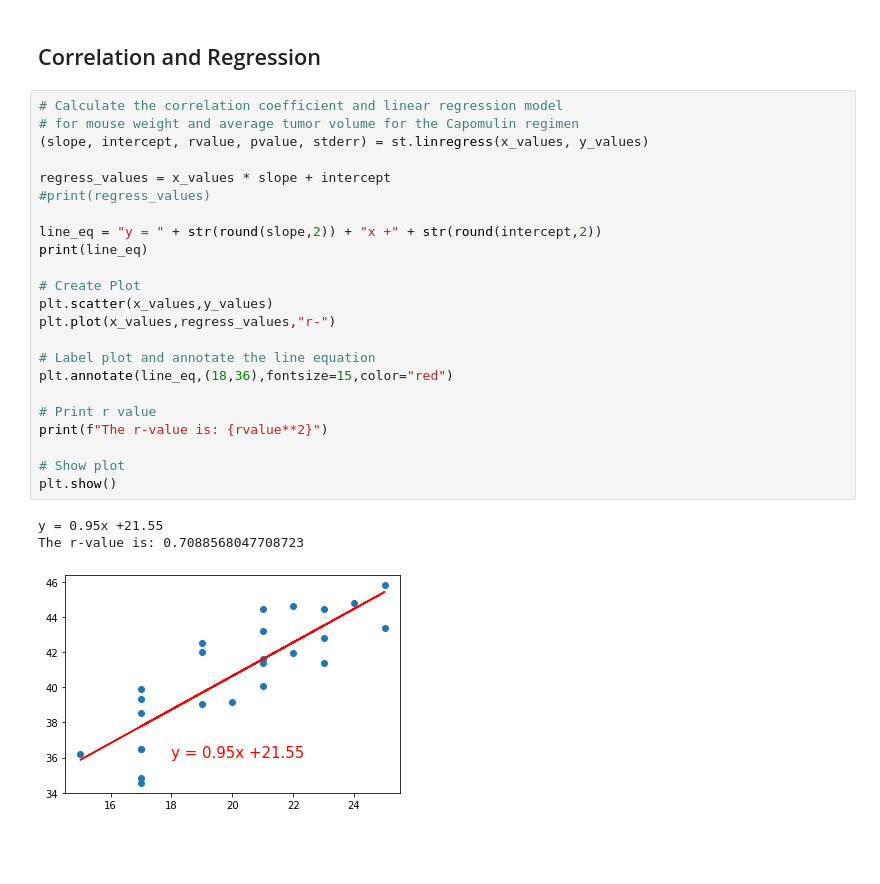
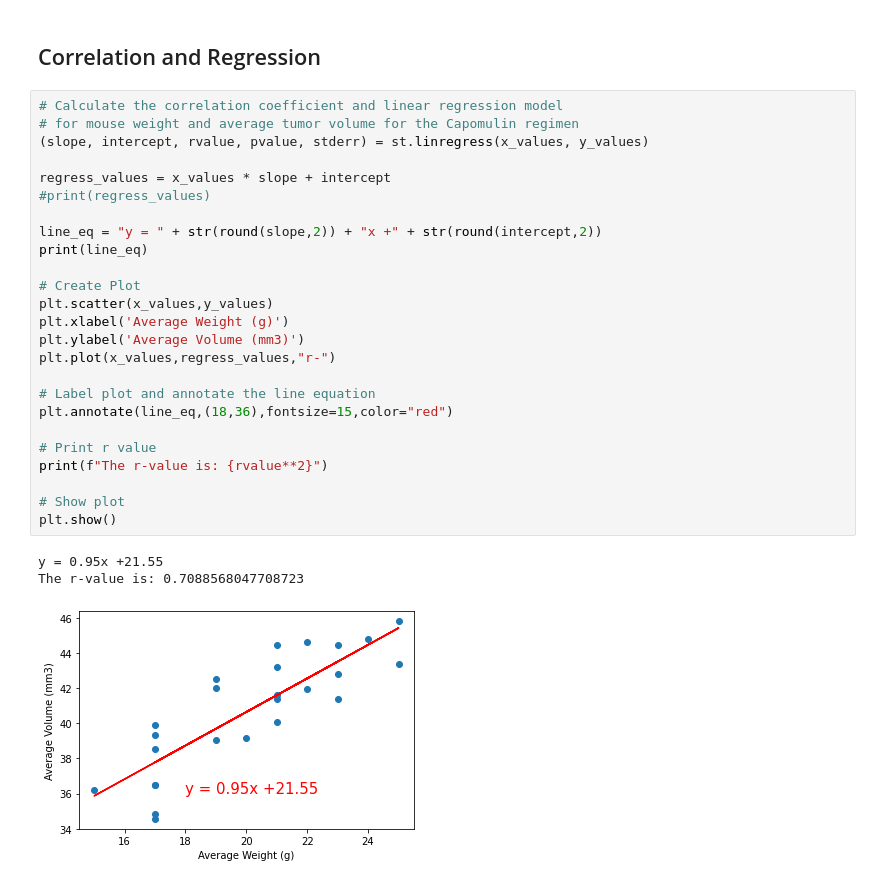
Before and after one commit to sravitham/matplotlib-challenge, a Jupyter notebook: pymaceuticals_starter.ipynb, the cells around one changed output. Saved outputs shown, nothing was run; the diff lists cells and outputs as text; blank space fills up the shorter version.

```diff
--- a/pymaceuticals_starter.ipynb
+++ b/pymaceuticals_starter.ipynb
@@ -329,27 +318,29 @@ plt.show()
 # %%
 # Calculate the correlation coefficient and linear regression model
 # for mouse weight and average tumor volume for the Capomulin regimen
 (slope, intercept, rvalue, pvalue, stderr) = st.linregress(x_values, y_values)
 
 regress_values = x_values * slope + intercept
 #print(regress_values)
 
 line_eq = "y = " + str(round(slope,2)) + "x +" + str(round(intercept,2))
 print(line_eq)
 
 # Create Plot
 plt.scatter(x_values,y_values)
+plt.xlabel('Average Weight (g)')
+plt.ylabel('Average Volume (mm3)')
 plt.plot(x_values,regress_values,"r-")
 
 # Label plot and annotate the line equation
 plt.annotate(line_eq,(18,36),fontsize=15,color="red")
 
 # Print r value
 print(f"The r-value is: {rvalue**2}")
 
 # Show plot
 plt.show()
 # %% [output]
 y = 0.95x +21.55
 The r-value is: 0.7088568047708723
-[figure, old version]
+[figure, new version]
```
Also changed, not shown: parts of 4 cells of this notebook, 1 other file.
